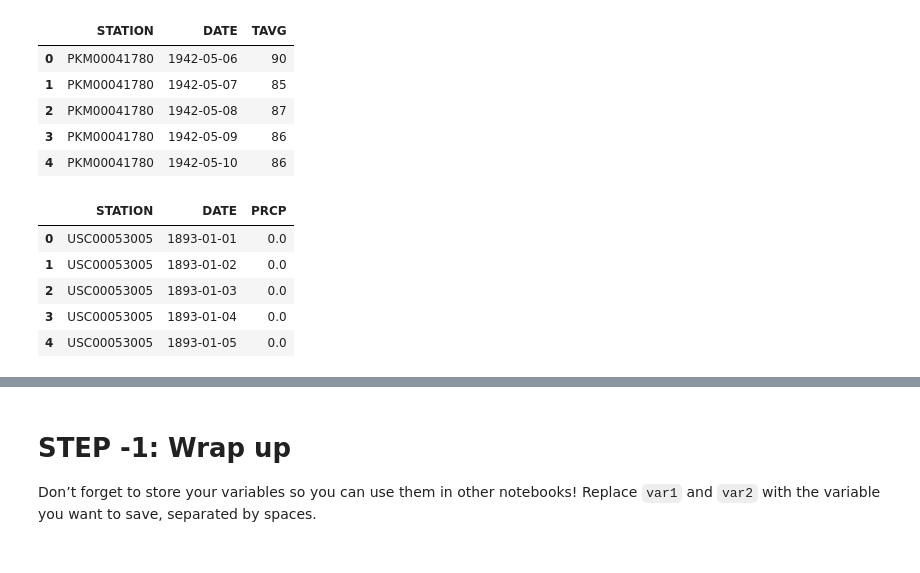
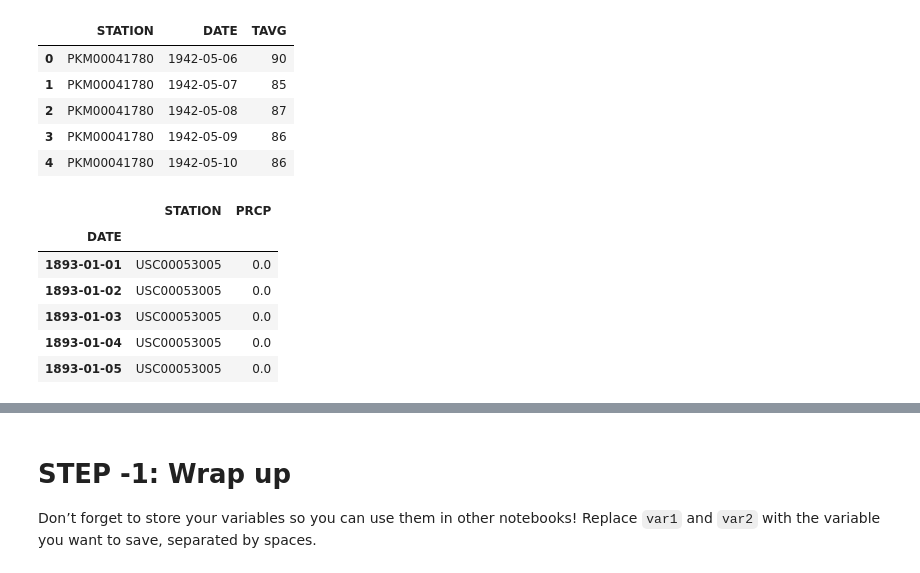
Before and after one commit to cu-esiil-edu/01-climate-takers1124, a Jupyter notebook: notebooks/climate-98-download.ipynb, the cells around one changed output, grey strips where cells are left out. Cells and saved outputs as stored; diff of their text form; code cells hidden in the pictures.

```diff
--- a/notebooks/climate-98-download.ipynb
+++ b/notebooks/climate-98-download.ipynb
@@ -156,20 +168,21 @@ climate_df.head()
 | 3 | PKM00041780 | 1942-05-09 | 86 |
 | 4 | PKM00041780 | 1942-05-10 | 86 |
 # %%
-# Download the climate data
+# Download PRCP data
 FC_precip_df = pd.read_csv(
-    FC_PRCP_API
-    # index_col='DATE',
-    # parse_dates=True,
-    # na_values=['NaN']
+    FC_PRCP_API,
+    index_col='DATE',
+    parse_dates=True,
+    na_values=['NaN']
 )
 
 # Check that the download worked
 FC_precip_df.head()
 # %% [output]
-|  | STATION | DATE | PRCP |
-| 0 | USC00053005 | 1893-01-01 | 0.0 |
-| 1 | USC00053005 | 1893-01-02 | 0.0 |
-| 2 | USC00053005 | 1893-01-03 | 0.0 |
-| 3 | USC00053005 | 1893-01-04 | 0.0 |
-| 4 | USC00053005 | 1893-01-05 | 0.0 |
+|  | STATION | PRCP |
+| DATE |  |  |
+| 1893-01-01 | USC00053005 | 0.0 |
+| 1893-01-02 | USC00053005 | 0.0 |
+| 1893-01-03 | USC00053005 | 0.0 |
+| 1893-01-04 | USC00053005 | 0.0 |
+| 1893-01-05 | USC00053005 | 0.0 |
```
Also changed, not shown: parts of 17 cells of this notebook, 3 other files.
